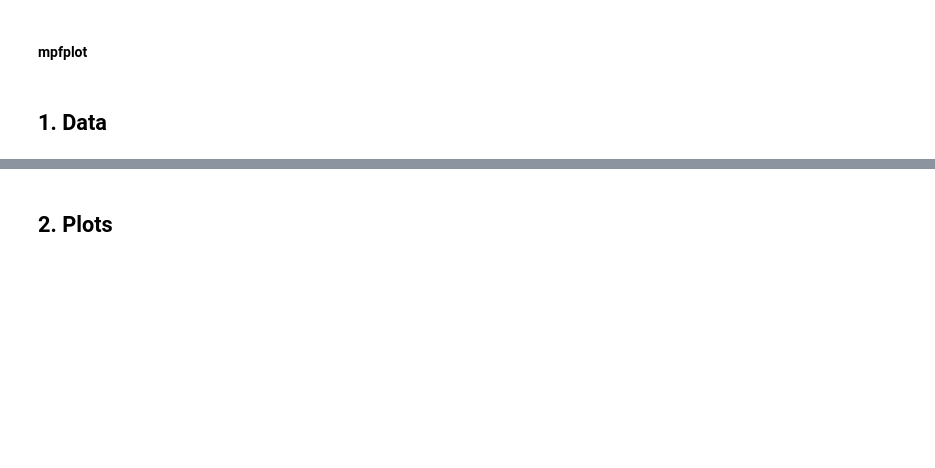
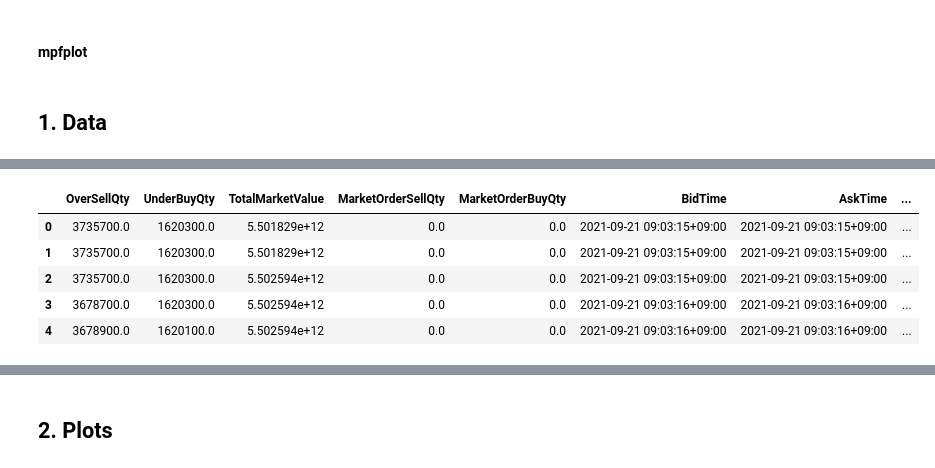
Before and after one commit to newini/auto-stock-transactor, a Jupyter notebook: books/analysis_mplfinance.ipynb, the cells around one changed output, grey strips where cells are left out. Saved outputs shown, nothing was run; the diff lists cells and outputs as text; code cells hidden in the pictures; blank space fills up the shorter version.

```diff
--- a/books/analysis_mplfinance.ipynb
+++ b/books/analysis_mplfinance.ipynb
@@ -66,0 +81,10 @@ data.shape:,  (28665, 82)
+# %%
+df = pd.read_sql('SELECT * from test_data', con).iloc[: , 1:]
+df.head()
+# %% [output]
+|  | OverSellQty | UnderBuyQty | TotalMarketValue | MarketOrderSellQty | MarketOrderBuyQty | BidTime | AskTime | ... |
+| 0 | 3735700.0 | 1620300.0 | 5.501829e+12 | 0.0 | 0.0 | 2021-09-21 09:03:15+09:00 | 2021-09-21 09:03:15+09:00 | ... |
+| 1 | 3735700.0 | 1620300.0 | 5.501829e+12 | 0.0 | 0.0 | 2021-09-21 09:03:15+09:00 | 2021-09-21 09:03:15+09:00 | ... |
+| 2 | 3735700.0 | 1620300.0 | 5.502594e+12 | 0.0 | 0.0 | 2021-09-21 09:03:15+09:00 | 2021-09-21 09:03:15+09:00 | ... |
+| 3 | 3678700.0 | 1620300.0 | 5.502594e+12 | 0.0 | 0.0 | 2021-09-21 09:03:16+09:00 | 2021-09-21 09:03:16+09:00 | ... |
+| 4 | 3678900.0 | 1620100.0 | 5.502594e+12 | 0.0 | 0.0 | 2021-09-21 09:03:16+09:00 | 2021-09-21 09:03:16+09:00 | ... |
```
Also changed, not shown: parts of 8 cells of this notebook.
